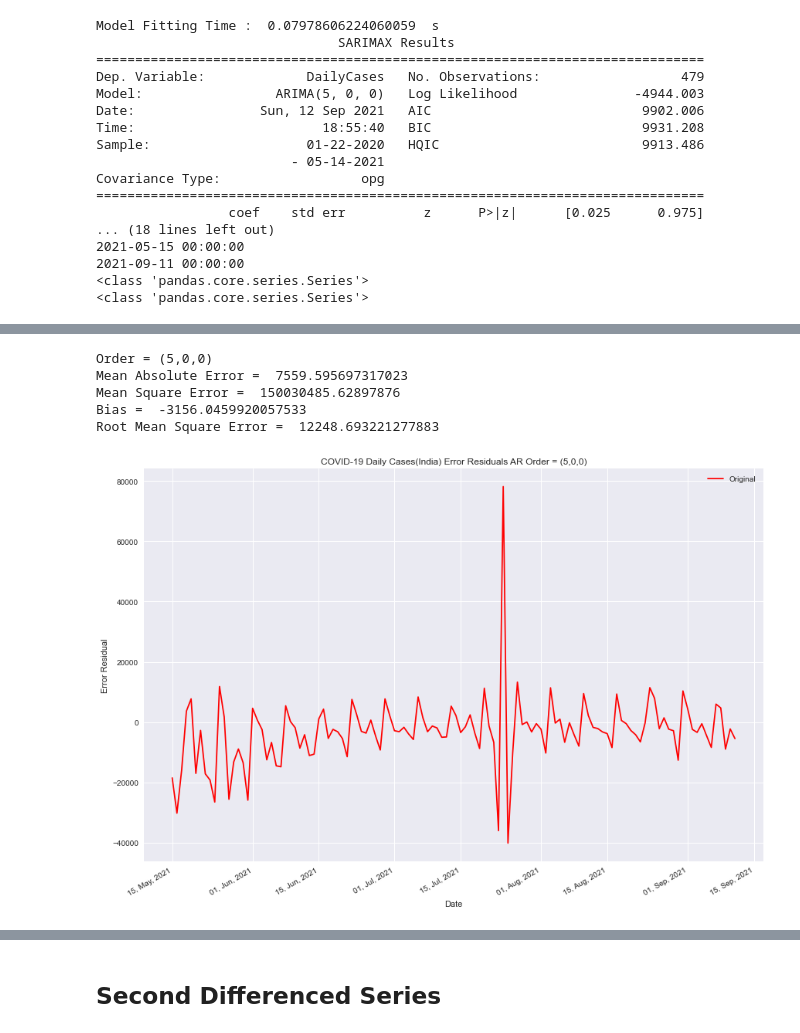
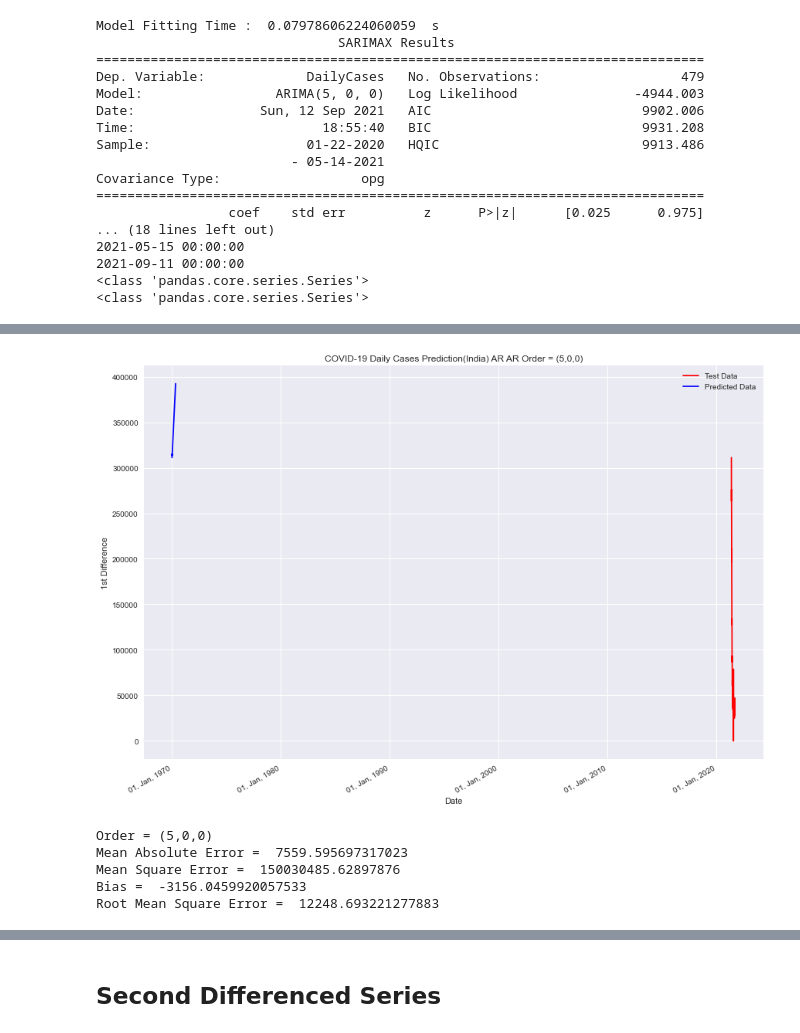
Before and after one commit to absaw/COVID19Analysis, a Jupyter notebook: Code/Time Series Analysis.ipynb, the cells around one changed output, grey strips where cells are left out. Drawn from its saved outputs; the diff is of its cells as text; code cells hidden in the pictures.

```diff
--- a/Code/Time Series Analysis.ipynb
+++ b/Code/Time Series Analysis.ipynb
@@ -538,3 +624,7 @@ def diff_inv(series_diff, first_value):
+# %%
+vsplot(daily_test,inv,'AR',order)
+# %% [output]
+[figure, added]
 # %%
 from sklearn.metrics import mean_squared_error as mse
 from sklearn.metrics import mean_absolute_error as mae
@@ -578,4 +651,0 @@ def errorplot(error_residuals,description,order):
-# %%
-errorplot(fd_residuals,'AR',order)
-# %% [output]
-[figure, removed]
```
Also changed, not shown: parts of 22 cells of this notebook, 1 other file.
